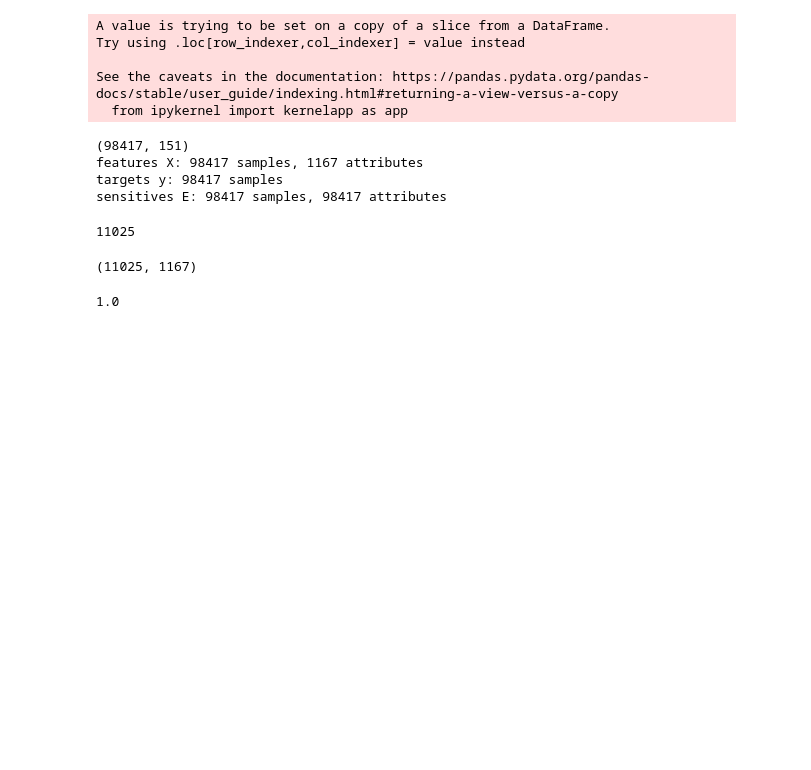
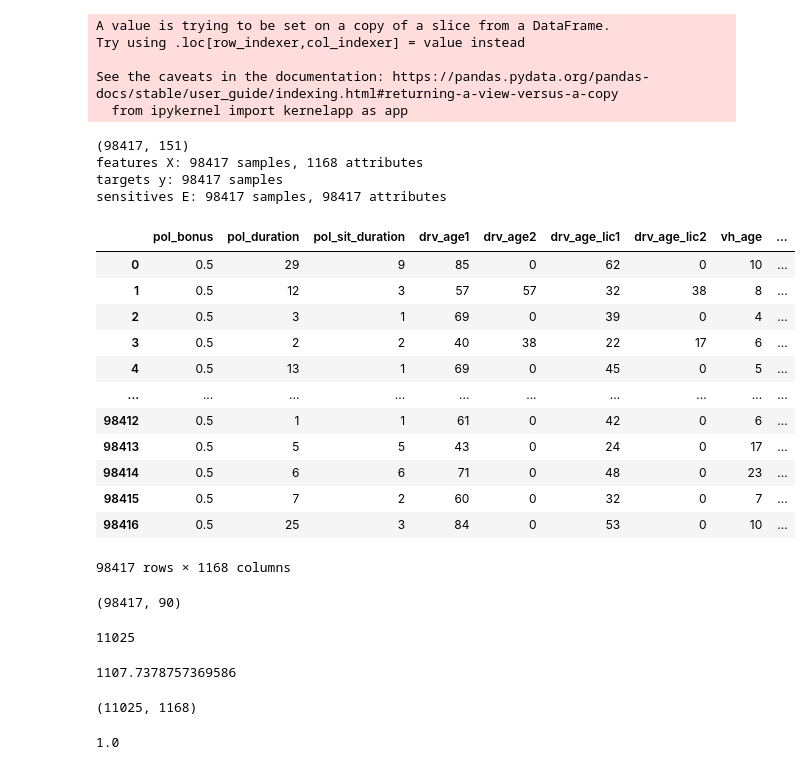
Before and after one commit to vincent-grari/DIVERS, a Jupyter notebook: Clara.ipynb, the cells around one changed output. Drawn from its saved outputs; the diff is of its cells as text; code cells hidden in the pictures; blank space fills up the shorter version.

```diff
--- a/Clara.ipynb
+++ b/Clara.ipynb
@@ -101,7 +101,7 @@ def load_ICU_Pricing(path):
     I = input_data[['pol_insee_code','latitude','longitude']]
 
     # features; note that the 'target' and sentive attribute columns are dropped
-    X0 = input_data.iloc[:, 5:32]
+    X0 = input_data.iloc[:, 4:32]
 
     X = (X0
           .drop(columns=['pol_coverage','pol_insee_code'])
@@ -120,9 +120,29 @@ Try using .loc[row_indexer,col_indexer] = value instead
 See the caveats in the documentation: https://pandas.pydata.org/pandas-docs/stable/user_guide/indexing.html#returning-a-view-versus-a-copy
   from ipykernel import kernelapp as app
 (98417, 151)
-features X: 98417 samples, 1167 attributes
+features X: 98417 samples, 1168 attributes
 targets y: 98417 samples
 sensitives E: 98417 samples, 98417 attributes
+# %%
+X
+# %% [output]
+|  | pol_bonus | pol_duration | pol_sit_duration | drv_age1 | drv_age2 | drv_age_lic1 | drv_age_lic2 | vh_age | ... |
+| 0 | 0.5 | 29 | 9 | 85 | 0 | 62 | 0 | 10 | ... |
+| 1 | 0.5 | 12 | 3 | 57 | 57 | 32 | 38 | 8 | ... |
+| 2 | 0.5 | 3 | 1 | 69 | 0 | 39 | 0 | 4 | ... |
+| 3 | 0.5 | 2 | 2 | 40 | 38 | 22 | 17 | 6 | ... |
+| 4 | 0.5 | 13 | 1 | 69 | 0 | 45 | 0 | 5 | ... |
+| ... | ... | ... | ... | ... | ... | ... | ... | ... | ... |
+| 98412 | 0.5 | 1 | 1 | 61 | 0 | 42 | 0 | 6 | ... |
+| 98413 | 0.5 | 5 | 5 | 43 | 0 | 24 | 0 | 17 | ... |
+| 98414 | 0.5 | 6 | 6 | 71 | 0 | 48 | 0 | 23 | ... |
+| 98415 | 0.5 | 7 | 2 | 60 | 0 | 32 | 0 | 7 | ... |
+| 98416 | 0.5 | 25 | 3 | 84 | 0 | 53 | 0 | 10 | ... |
+98417 rows × 1168 columns
+# %%
+G.shape
+# %% [output]
+(98417, 90)
 # %%
 (y!=0).sum()
 # %% [output]
@@ -133,10 +153,14 @@ G=G[y>0]
 E=E[y>0]
 I=I[y>0]
 y=y[y>0]
+# %%
+y.mean()
+# %% [output]
+1107.7378757369586
 # %%
 X.shape
 # %% [output]
-(11025, 1167)
+(11025, 1168)
 # %%
 (y>0).mean()
 # %% [output]
```
Also changed, not shown: parts of 20 cells of this notebook.
